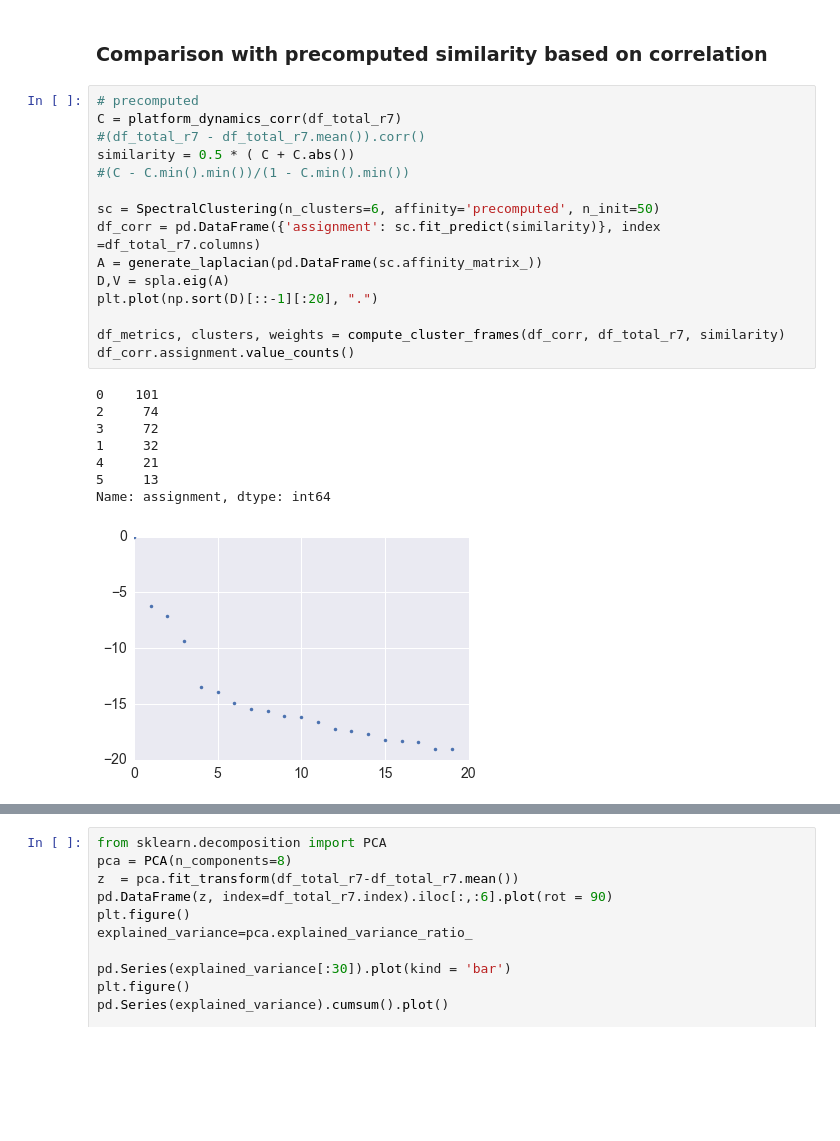
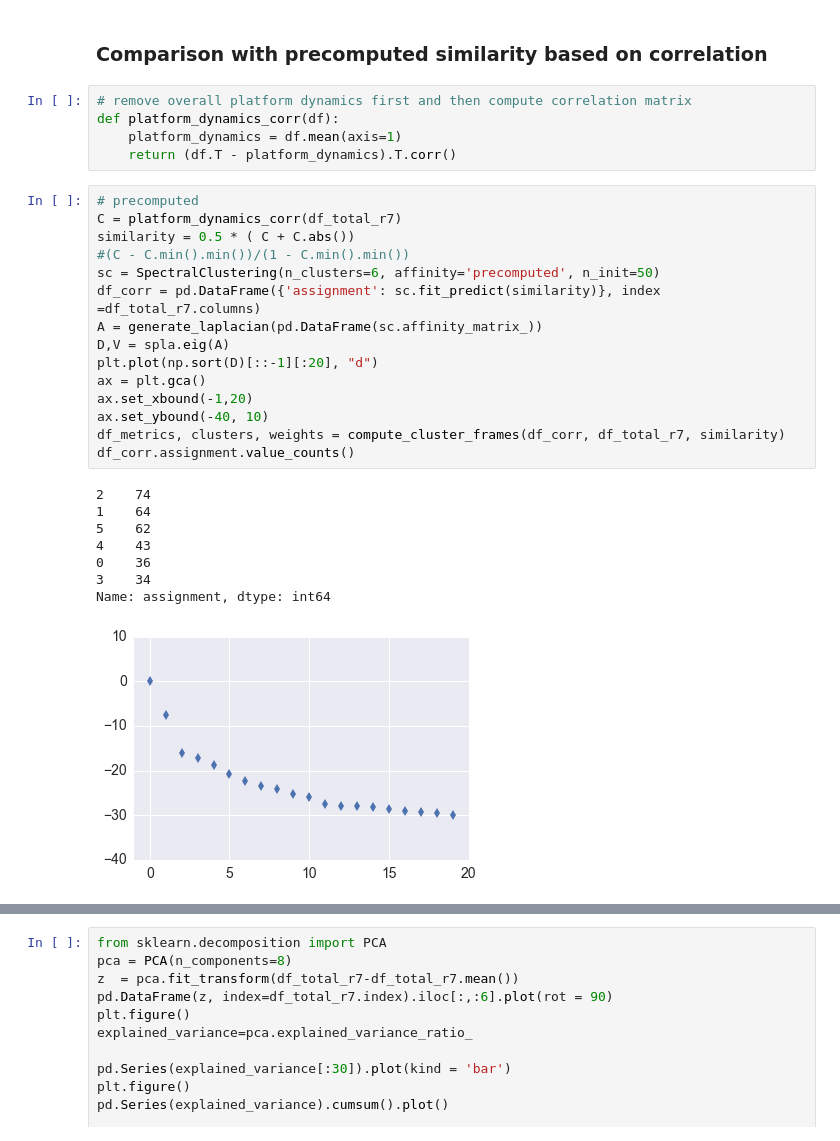
Before and after one commit to metterlein/spectral_clustering, a Jupyter notebook: notebooks/Real Data Example.ipynb, the cells around one changed output, grey strips where cells are left out. Cells and saved outputs as stored; diff of their text form; blank space fills up the shorter version.

```diff
--- a/notebooks/Real Data Example.ipynb
+++ b/notebooks/Real Data Example.ipynb
@@ -160,27 +168,32 @@ Int64Index([5, 0, 2, 1, 3, 4], dtype='int64')
 # %% [markdown]
 ### Comparison with precomputed similarity based on correlation
+# %%
+# remove overall platform dynamics first and then compute correlation matrix
+def platform_dynamics_corr(df):
+    platform_dynamics = df.mean(axis=1)
+    return (df.T - platform_dynamics).T.corr()
 # %%
 # precomputed
 C = platform_dynamics_corr(df_total_r7)
-#(df_total_r7 - df_total_r7.mean()).corr()
 similarity = 0.5 * ( C + C.abs())
 #(C - C.min().min())/(1 - C.min().min())
-
 sc = SpectralClustering(n_clusters=6, affinity='precomputed', n_init=50)
 df_corr = pd.DataFrame({'assignment': sc.fit_predict(similarity)}, index =df_total_r7.columns)
 A = generate_laplacian(pd.DataFrame(sc.affinity_matrix_))
 D,V = spla.eig(A)
-plt.plot(np.sort(D)[::-1][:20], ".")
-
+plt.plot(np.sort(D)[::-1][:20], "d")
+ax = plt.gca()
+ax.set_xbound(-1,20)
+ax.set_ybound(-40, 10)
 df_metrics, clusters, weights = compute_cluster_frames(df_corr, df_total_r7, similarity)
 df_corr.assignment.value_counts()
 # %% [output]
-0    101
-2     74
-3     72
-1     32
-4     21
-5     13
+2    74
+1    64
+5    62
+4    43
+0    36
+3    34
 Name: assignment, dtype: int64
-[figure, old version]
+[figure, new version]
 # %%
```
Also changed, not shown: parts of 13 cells of this notebook.
